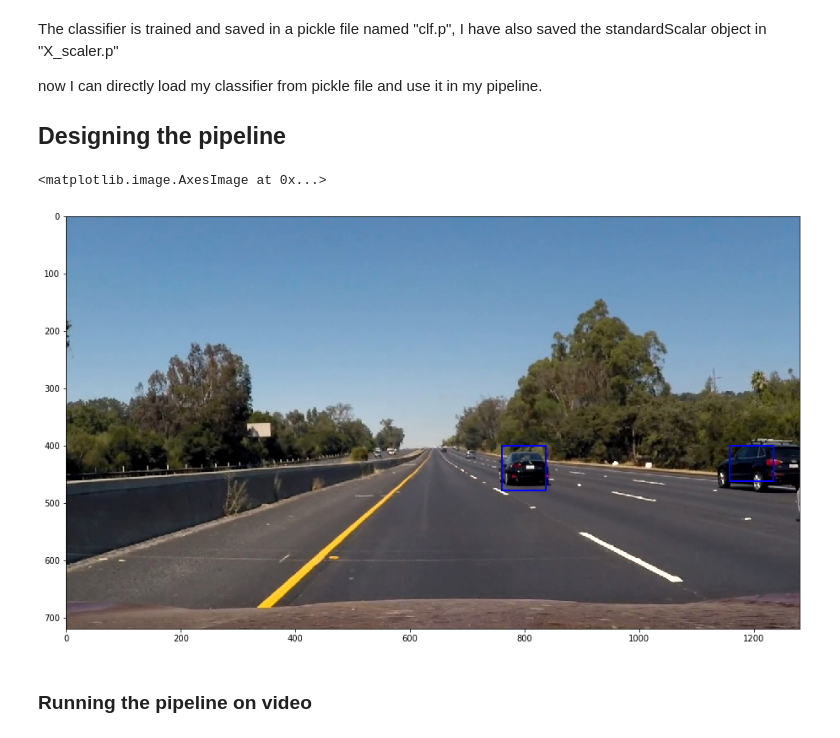
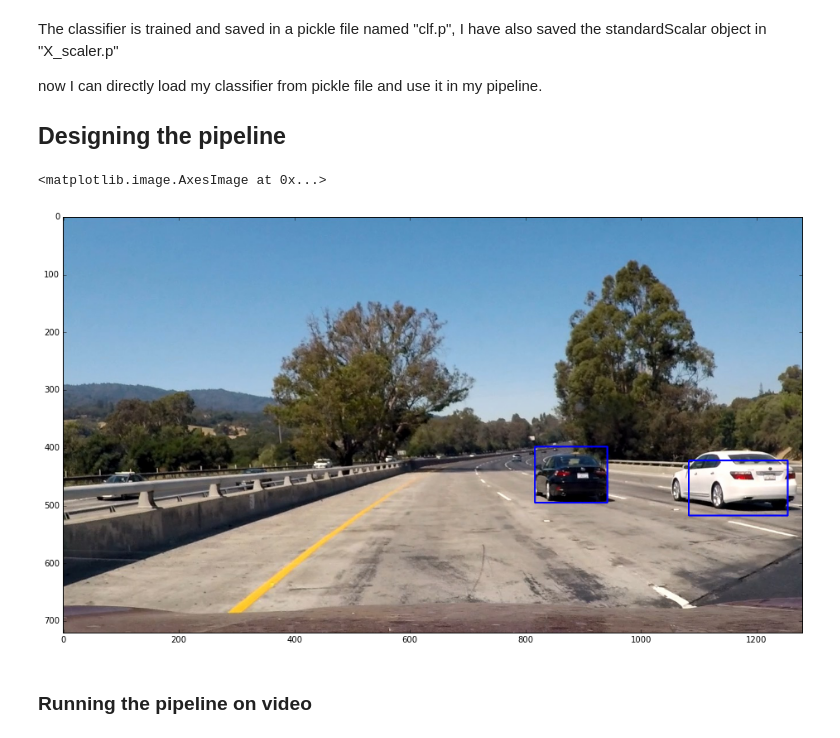
Before and after one commit to nikhil-sinnarkar/CarND-Vehicle-Detection-master, a Jupyter notebook: Notebook.ipynb, the cells around one changed output. Drawn from its saved outputs; the diff is of its cells as text; code cells hidden in the pictures.

```diff
--- a/Notebook.ipynb
+++ b/Notebook.ipynb
@@ -366,7 +375,7 @@ class VideoProcessor():
         return heatmap
 
     def avg_heatmap(self, heatmap):
-        self.heatmap_previous = self.heatmap_previous[-10:]
+        self.heatmap_previous = self.heatmap_previous[-7:]
         self.heatmap_avg = sum(self.heatmap_previous)/len(self.heatmap_previous)
         return self.heatmap_avg
 
@@ -391,6 +400,7 @@ class VideoProcessor():
 
     def pipeline(self, frame):
         self.frame = frame
+        original = np.copy(frame)
         # this function returns the xy coordinates of all the windows
         windows_big = self.slide_window(x_start_stop=[550, None], y_start_stop=[350, 700],
                                         xy_window=(96, 96), xy_overlap=(0.8, 0.75))
@@ -404,31 +414,43 @@ class VideoProcessor():
 
         # this function returns the xy coordinates of windows in which vehicle is detected
         windows_detected = self.run_classifier(windows_all)
+        # uncomment this line to see all the detected windows
 #         self.frame = self.draw_boxes(windows_detected, color=(0, 255, 0), thick=2)
+
         # this function returns the heatmap for the detected vehicle locations
         heatmap = self.generate_heatmap(windows_detected)
+        # get the average value of the heatmap
         heatmap_avg = self.avg_heatmap(heatmap)
+        # apply threshold over the heatmap
         heatmap_avg = self.apply_threshold(heatmap_avg, threshold=7)
 
         # this function draws boxes around the detected vehicle
         self.label_heatmap(heatmap_avg)
-#         f, (ax1, ax2) = plt.subplots(1, 2, figsize=(16,9))
-#         ax1.imshow(heatmap, cmap='hot')
-#         ax1.set_title('Heatmap before applying threshold')
-#         ax2.imshow(heatmap_avg, cmap='hot')
-#         ax2.set_title('Heatmap after applying threshold')
+
+        # uncomment this to view heatmaps
+#         f, (ax1, ax2) = plt.subplots(2, 2, figsize=(16,9))
+#         ax1[0].imshow(original)
+#         ax1[0].set_title("Input image")
+#         ax1[1].imshow(heatmap, cmap='hot')
+#         ax1[1].set_title('Heatmap before applying threshold')
+#         ax2[0].imshow(heatmap_avg, cmap='hot')
+#         ax2[0].set_title('Heatmap after applying threshold')
+#         self.label_heatmap(heatmap_avg)
+#         ax2[1].imshow(self.frame)
+#         ax2[1].set_title("Bounding box drawn over the vehicle")
+
 #         stiched = np.hstack((self.frame, np.dstack((heatmap_avg,heatmap_avg,heatmap_avg)))).astype(np.uint8)
         return self.frame
 # %%
-img = mpimg.imread('./test_images/snap11.jpg')
+img = mpimg.imread('./test_images/test1.jpg')
 video_processor = VideoProcessor()
 img = video_processor.pipeline(img)
 f, ax1 = plt.subplots(1, 1, figsize=(16,9))
 ax1.imshow(img)
 # ax2.imshow(heatmap, cmap='hot')
 # %% [output]
 <matplotlib.image.AxesImage at 0x...>
-[figure, old version]
+[figure, new version]
 # %% [markdown]
 ### Running the pipeline on video
 # %%
```
Also changed, not shown: parts of 13 cells of this notebook.
